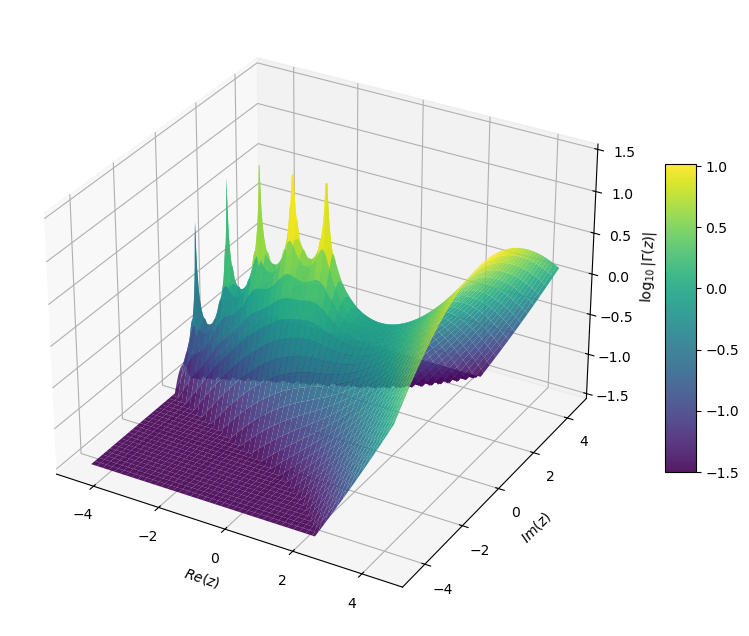
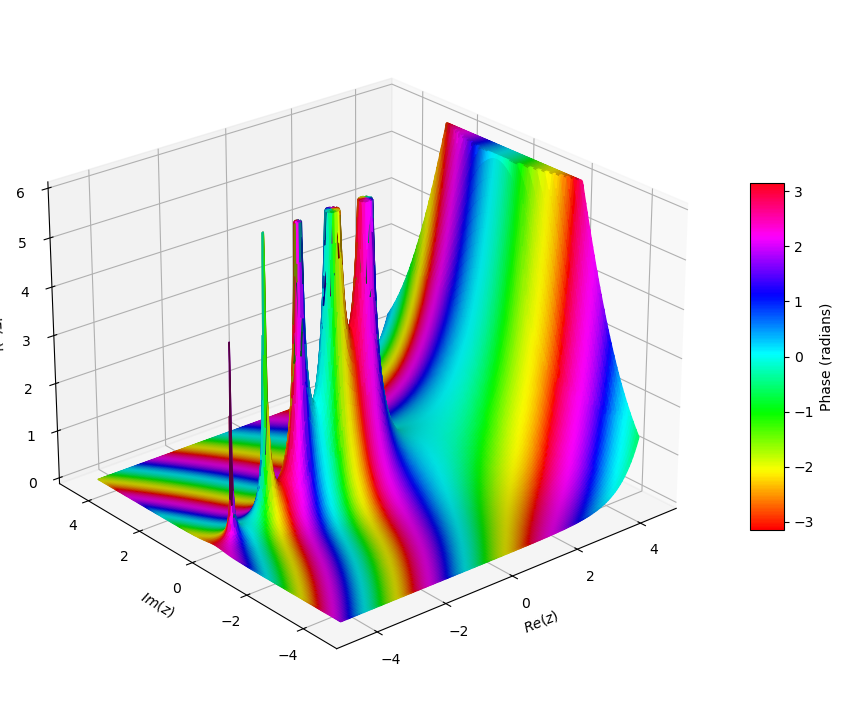
The change to this notebook cell's code, shown as a diff; its figure went from the first image to the second:
--- before
+++ after
@@ -1,8 +1,7 @@
-# es grosses merci an gemini
-
 import numpy as np
 import matplotlib.pyplot as plt
 from scipy.special import gamma
 from matplotlib import cm
+from matplotlib.colors import LightSource
 
 # Define the grid
@@ -12,21 +11,43 @@
 Z = X + 1j * Y
 
-# Calculate the Gamma function and its magnitude
+# Calculate the Gamma function
 Gamma_Z = gamma(Z)
 magnitude = np.abs(Gamma_Z)
-log_magnitude = np.log10(magnitude)
+phase = np.angle(Gamma_Z)
 
-# Clip for better visual range
-# Magnitude varies greatly near poles (0, -1, -2, -3, -4)
-# and for large positive Re(z).
-Z_plot = np.clip(log_magnitude, -1.5, 1.5)
+# Normalize phase for the colormap
+phase_norm = (phase + np.pi) / (2 * np.pi)
+Z_plot = np.clip(magnitude, 0, 6)
 
-# Plot 1: 3D Surface Plot
-fig1 = plt.figure(figsize=(10, 8))
-ax1 = fig1.add_subplot(111, projection='3d')
-surf = ax1.plot_surface(X, Y, Z_plot, cmap='viridis', edgecolor='none', alpha=0.9)
-ax1.set_xlabel(r'$Re(z)$')
-ax1.set_ylabel(r'$Im(z)$')
-ax1.set_zlabel(r'$\log_{10}|\Gamma(z)|$')
-fig1.colorbar(surf, ax=ax1, shrink=0.5, aspect=10)
-plt.savefig('imgs/gamma_3d_surface.svg', format='svg')
+# --- Shading Logic ---
+# 1. Create a light source
+ls = LightSource(azdeg=0, altdeg=45)
+
+# 2. Get the RGB values from the phase map
+rgb_colors = cm.hsv(phase_norm)
+
+# 3. Blend the RGB colors with the shaded intensity of the surface height
+# This gives us the "3D feel" while keeping the phase data
+shaded_rgb = ls.shade_rgb(rgb_colors, Z_plot, blend_mode='soft')
+
+# Create the plot
+fig = plt.figure(figsize=(12, 9))
+ax = fig.add_subplot(111, projection='3d')
+
+# Use facecolors=shaded_rgb to apply the result
+surf = ax.plot_surface(X, Y, Z_plot, facecolors=shaded_rgb,
+                       antialiased=True, rcount=200, ccount=200)
+
+# Labels and styling
+ax.set_xlabel(r'$Re(z)$')
+ax.set_ylabel(r'$Im(z)$')
+ax.set_zlabel(r'$|\Gamma(z)|$')
+
+# Add a colorbar for context
+m = cm.ScalarMappable(cmap=cm.hsv)
+m.set_array([-np.pi, np.pi])
+cb = fig.colorbar(m, ax=ax, shrink=0.5, aspect=10)
+cb.set_label('Phase (radians)')
+
+ax.view_init(elev=25, azim=-130)
+plt.savefig("imgs/gamma_3d_surface.png")

Commit: change gamma plot